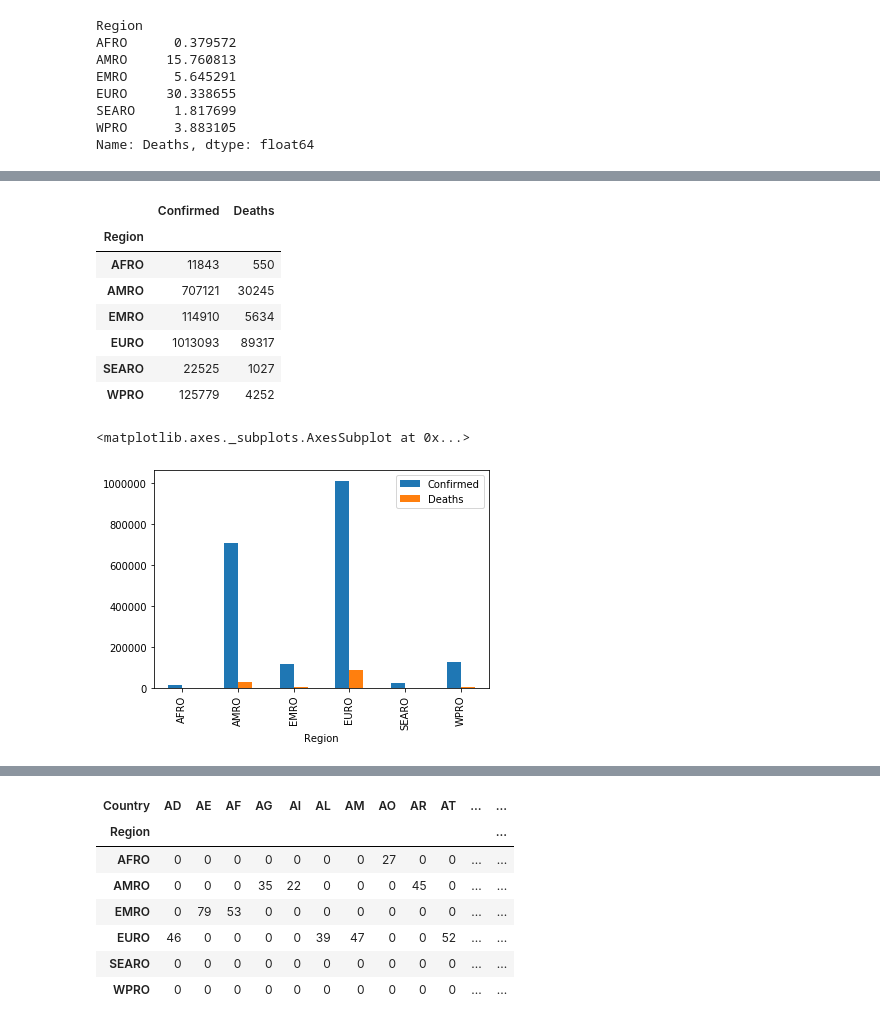
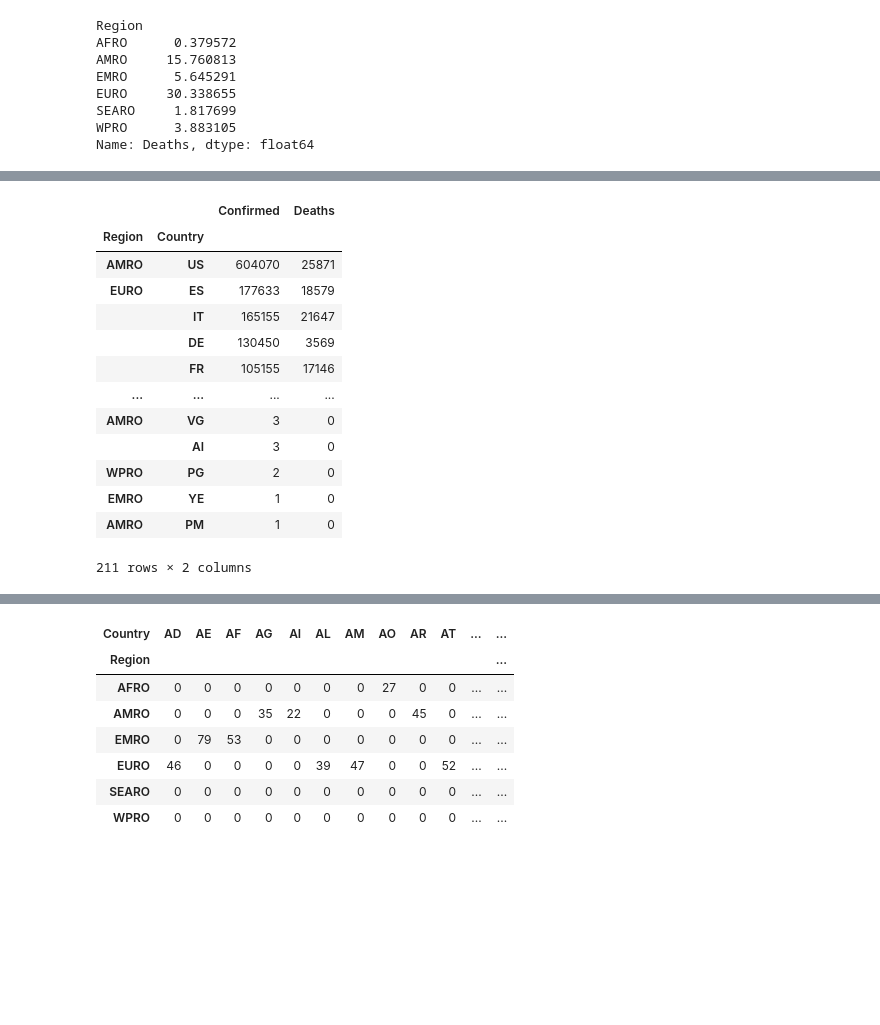
Before and after one commit to KwameDaniel/data_analysis, a Jupyter notebook: notebooks/experi_section_data_analysis.ipynb, the cells around one changed output, grey strips where cells are left out. Drawn from its saved outputs; the diff is of its cells as text; code cells hidden in the pictures; blank space fills up the shorter version.

```diff
--- a/notebooks/experi_section_data_analysis.ipynb
+++ b/notebooks/experi_section_data_analysis.ipynb
@@ -169,16 +239,17 @@ Name: Deaths, dtype: int64
 # %%
-covid_df.groupby(['Region'])['Confirmed', 'Deaths'].sum()
+covid_df.groupby(['Region','Country'])['Confirmed', 'Deaths'].sum().sort_values(ascending=False, by='Confirmed')
 # %% [output]
-|  | Confirmed | Deaths |
-| Region |  |  |
-| AFRO | 11843 | 550 |
-| AMRO | 707121 | 30245 |
-| EMRO | 114910 | 5634 |
-| EURO | 1013093 | 89317 |
-| SEARO | 22525 | 1027 |
-| WPRO | 125779 | 4252 |
+|  |  | Confirmed | Deaths |
+| Region | Country |  |  |
+| AMRO | US | 604070 | 25871 |
+| EURO | ES | 177633 | 18579 |
+|  | IT | 165155 | 21647 |
+|  | DE | 130450 | 3569 |
+|  | FR | 105155 | 17146 |
+| ... | ... | ... | ... |
+| AMRO | VG | 3 | 0 |
+|  | AI | 3 | 0 |
+| WPRO | PG | 2 | 0 |
+| EMRO | YE | 1 | 0 |
+| AMRO | PM | 1 | 0 |
+211 rows × 2 columns
-# %%
-covid_df.groupby(['Region'])['Confirmed', 'Deaths'].sum().plot(kind='bar')
-# %% [output]
-<matplotlib.axes._subplots.AxesSubplot at 0x...>
-[figure, removed]
```
Also changed, not shown: parts of 26 cells of this notebook.
